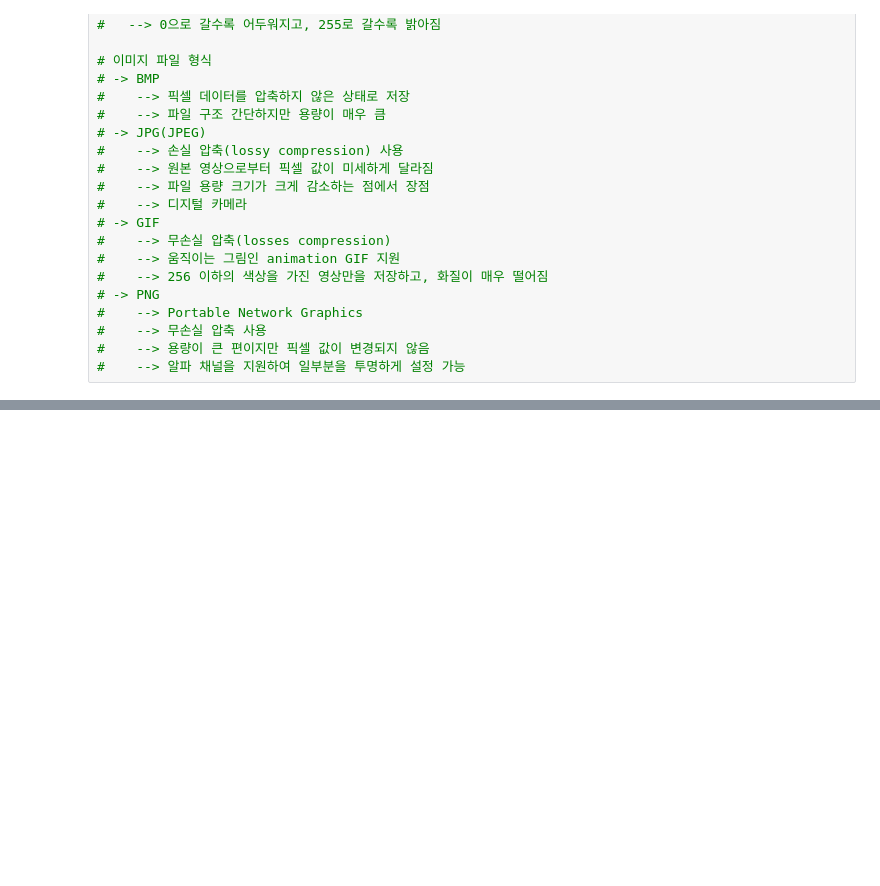
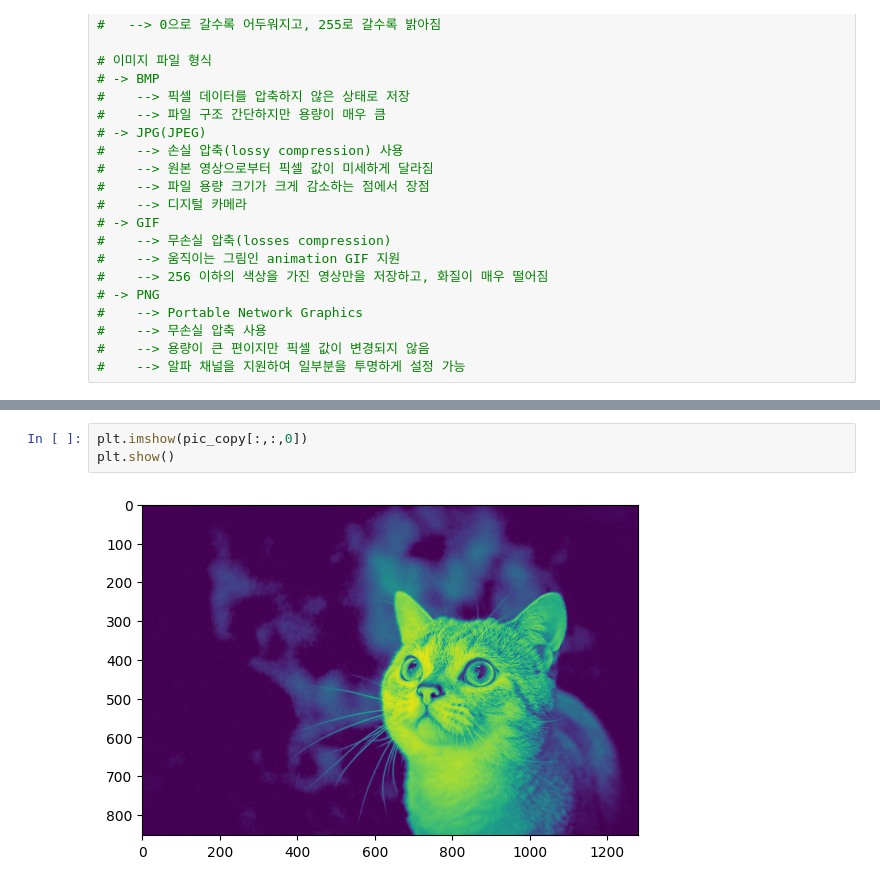
Before and after one commit to hyunsungKR/OpenCV_practice, a Jupyter notebook: OpenCV 한번에 끝내기.ipynb, the cells around one changed output, grey strips where cells are left out. Saved outputs shown, nothing was run; the diff lists cells and outputs as text; blank space fills up the shorter version.

```diff
--- a/OpenCV 한번에 끝내기.ipynb
+++ b/OpenCV 한번에 끝내기.ipynb
@@ -104,0 +206,5 @@
+# %%
+plt.imshow(pic_copy[:,:,0])
+plt.show()
+# %% [output]
+[figure, added]
```
Also changed, not shown: parts of 31 cells of this notebook.
